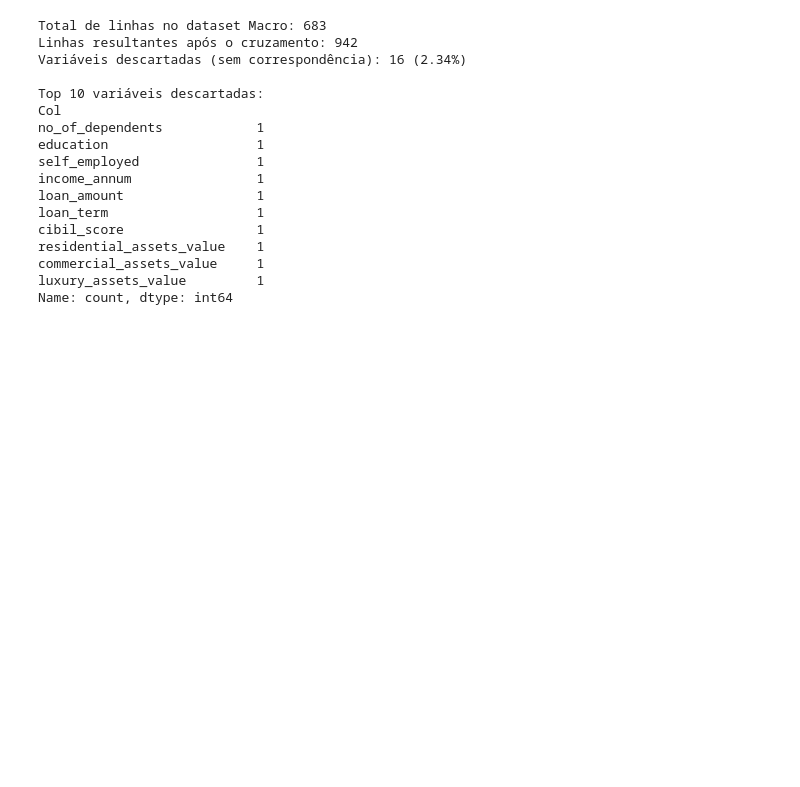
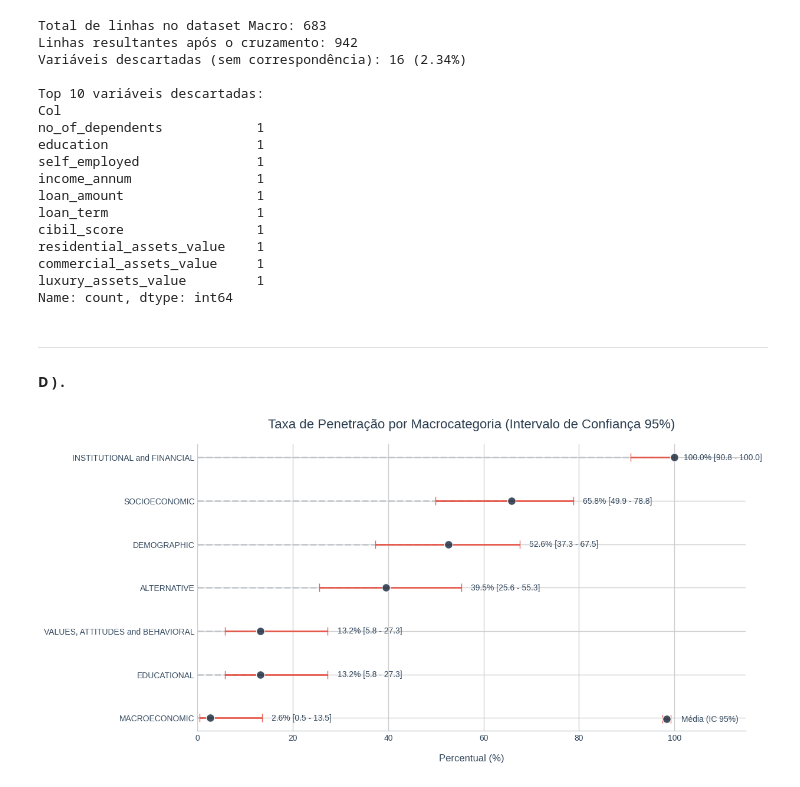
Before and after one commit to OfAndreS/Fairness, a Jupyter notebook: Notebooks/Exploratory.ipynb, the cells around one changed output. Drawn from its saved outputs; the diff is of its cells as text; code cells hidden in the pictures; blank space fills up the shorter version.

```diff
--- a/Notebooks/Exploratory.ipynb
+++ b/Notebooks/Exploratory.ipynb
@@ -611,3 +611,63 @@ residential_assets_value    1
 commercial_assets_value     1
 luxury_assets_value         1
 Name: count, dtype: int64
+# %% [markdown]
+---
+
+#### D ) .
+# %%
+import pandas as pd
+import matplotlib.pyplot as plt
+import seaborn as sns
+import numpy as np
+from statsmodels.stats.proportion import proportion_confint
+df_valid_macro = df_MacroTC[df_MacroTC['Col_Standardized'] != 'UNCLASSIFIED'].copy()
+df_crosstab = pd.crosstab(df_valid_macro['id'], df_valid_macro['Col_Standardized']).fillna(0)
+df_presenca_bin = (df_crosstab > 0).astype(int)
+n_amostras = len(df_presenca_bin)
+sucessos = df_presenca_bin.sum()
+media_presenca = (sucessos / n_amostras) * 100
+ci_lower, ci_upper = proportion_confint(sucessos, n_amostras, alpha=0.05, method='wilson')
+ci_lower = ci_lower * 100
+ci_upper = ci_upper * 100
+df_estatisticas = pd.DataFrame({
+    'Macro_Categoria': media_presenca.index,
+    'Media_Presenca': media_presenca.values,
+    'CI_Lower': ci_lower,
+    'CI_Upper': ci_upper
+})
+df_estatisticas = df_estatisticas.sort_values(by='Media_Presenca', ascending=True).reset_index(drop=True)
+erro_inferior = df_estatisticas['Media_Presenca'] - df_estatisticas['CI_Lower']
+erro_superior = df_estatisticas['CI_Upper'] - df_estatisticas['Media_Presenca']
+erros_assimetricos = [erro_inferior, erro_superior]
+plt.style.use('seaborn-v0_8-whitegrid')
+fig, ax = plt.subplots(figsize=(12, 6), facecolor='white')
+color_scatter = '#2c3e50'
+color_error = '#e74c3c'
+color_line = '#bdc3c7'
+ax.hlines(y=df_estatisticas['Macro_Categoria'], xmin=0, xmax=df_estatisticas['Media_Presenca'],
+          color=color_line, alpha=0.8, linewidth=2, linestyles='--')
+ax.errorbar(df_estatisticas['Media_Presenca'], df_estatisticas['Macro_Categoria'],
+            xerr=erros_assimetricos,
+            fmt='o', color=color_scatter, ecolor=color_error, alpha=0.9, markersize=10,
+            capsize=5, capthick=2, elinewidth=2, label='Média (IC 95%)',
+            markeredgecolor='white', markeredgewidth=1)
+for i, row in df_estatisticas.iterrows():
+    texto = f"{row['Media_Presenca']:.1f}% [{row['CI_Lower']:.1f} - {row['CI_Upper']:.1f}]"
+    offset = row['CI_Upper'] + 2
+    ax.text(offset, i, texto, color='#34495e', va='center', fontsize=10)
+ax.set_title('Taxa de Penetração por Macrocategoria (Intervalo de Confiança 95%)', fontsize=16, color='#2c3e50', pad=20)
+ax.set_xlabel('Percentual (%)', fontsize=12, color='#34495e', labelpad=15)
+ax.set_ylabel('')
+ax.set_xlim(0, 115)
+ax.spines['top'].set_visible(False)
+ax.spines['right'].set_visible(False)
+ax.spines['left'].set_visible(False)
+ax.spines['bottom'].set_color('#bdc3c7')
+ax.tick_params(axis="y", left=False, labelleft=True, labelsize=10, labelcolor='#34495e')
+ax.tick_params(axis="x", bottom=True, labelbottom=True, labelsize=10, labelcolor='#34495e')
+ax.legend(loc='lower right', frameon=False, fontsize=10, labelcolor='#34495e')
+fig.subplots_adjust(top=0.92)
+plt.show()
+# %% [output]
+[figure, added]
```
Also changed, not shown: 6 other files.
